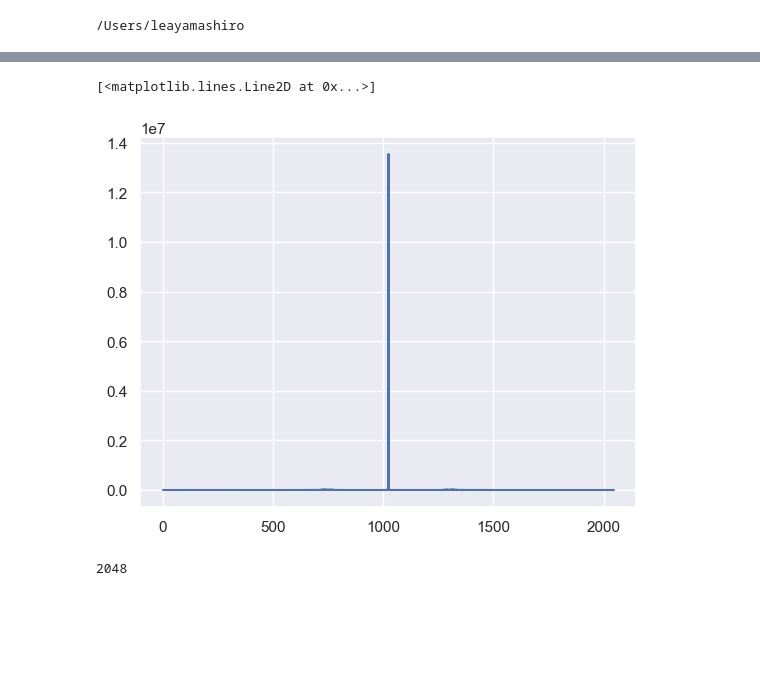
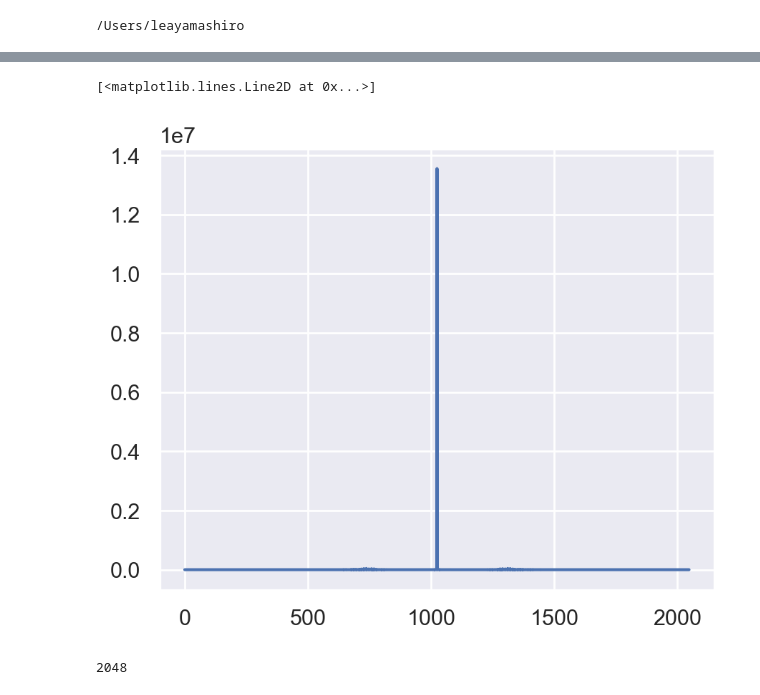
Before and after one commit to lea-yamashiro/FFC_4, a Jupyter notebook: code/Lea/first_data.ipynb, the cells around one changed output, grey strips where cells are left out. Saved outputs shown, nothing was run; the diff lists cells and outputs as text; code cells hidden in the pictures; blank space fills up the shorter version.

```diff
--- a/code/Lea/first_data.ipynb
+++ b/code/Lea/first_data.ipynb
@@ -20,8 +26,9 @@ plt.xlim(1000,1400)
 # %%
+plt.figure(figsize = (5,4), dpi=200)
 plt.plot(SDR0_1420_0)
 # %% [output]
 [<matplotlib.lines.Line2D at 0x...>]
-[figure, old version]
+[figure, new version]
 # %%
 len(SDR0_1420_0)
 # %% [output]
```
Also changed, not shown: parts of 10 cells of this notebook, 1 other file.
